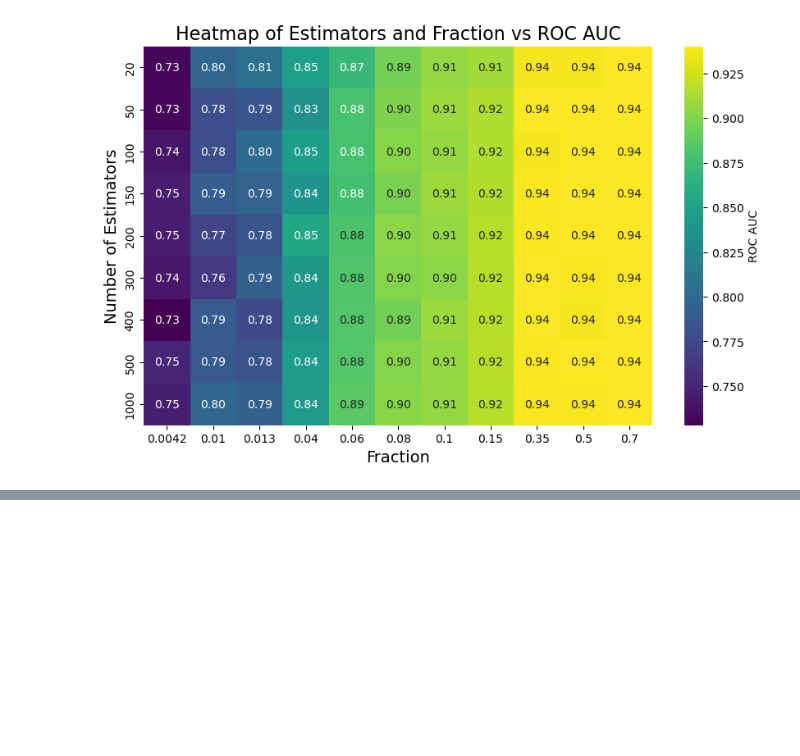
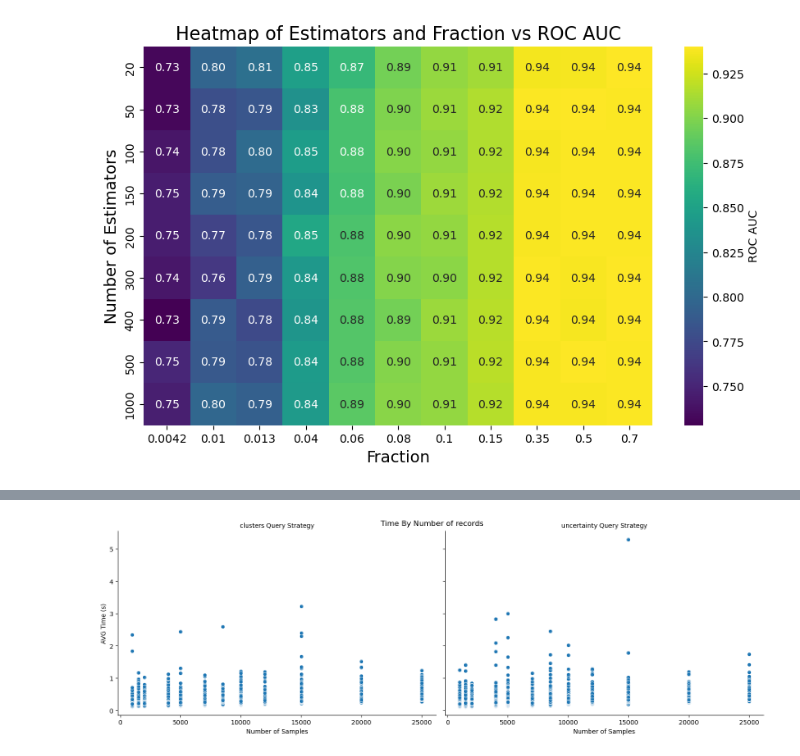
Before and after one commit to Vinylango25/Active-Semi-Supervised-Learning-SSALAD-Project-, a Jupyter notebook: jupyter/TestParams.ipynb, the cells around one changed output, grey strips where cells are left out. Cells and saved outputs as stored; diff of their text form; code cells hidden in the pictures; blank space fills up the shorter version.

```diff
--- a/jupyter/TestParams.ipynb
+++ b/jupyter/TestParams.ipynb
@@ -236,0 +256,9 @@ sns.scatterplot(
+# %%
+g = sns.FacetGrid(iforest_size_data, col='query_strategy', height=5, aspect=1.5)
+g.map(sns.scatterplot, 'num_samples', 'time')
+g.set_axis_labels("Number of Samples", "AVG Time (s)")
+g.set_titles("{col_name} Query Strategy")
+plt.suptitle("Time By Number of records")
+plt.show()
+# %% [output]
+[figure, added]
```
Also changed, not shown: parts of 33 cells of this notebook, 1 other file.
